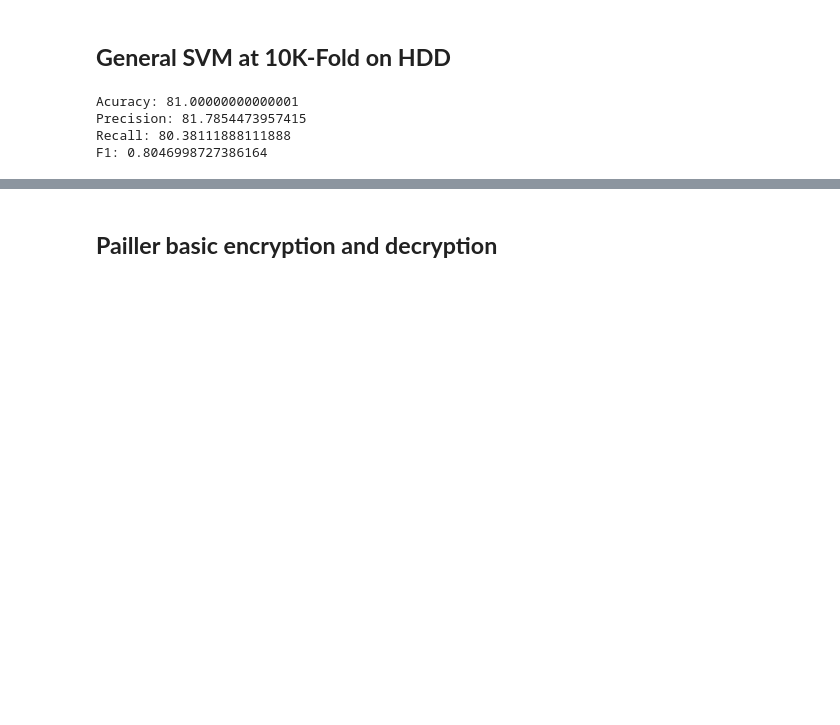
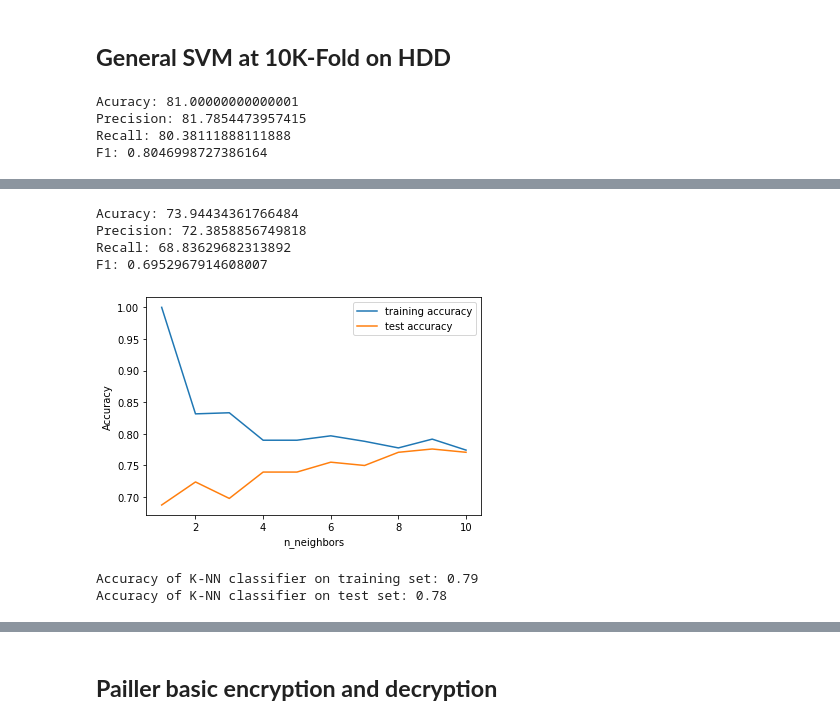
Before and after one commit to Rakib-Ul-Haque/SecureK-NN, a Jupyter notebook: SecureK_NN.ipynb, the cells around one changed output, grey strips where cells are left out. Cells and saved outputs as stored; diff of their text form; code cells hidden in the pictures; blank space fills up the shorter version.

```diff
--- a/SecureK_NN.ipynb
+++ b/SecureK_NN.ipynb
@@ -607,0 +612,19 @@ F1: 0.8046998727386164
+# %%
+import numpy as np
+import pandas as pd
+from sklearn.neighbors import KNeighborsClassifier
+from sklearn.model_selection import train_test_split
+from sklearn.model_selection import cross_val_score
+import numpy as np
+import matplotlib.pyplot as plt
+from matplotlib import rcParams
+from matplotlib.cm import rainbow
+%matplotlib inline
+import warnings
+warnings.filterwarnings('ignore')
+# import pandas as pd
+# import numpy as np
+# import matplotlib.pyplot as plt
+# %matplotlib inline
+diabetes = pd.read_csv('Diabetic dataset.data', sep=',')
+print(diabetes.head())
@@ -607,0 +663,60 @@ F1: 0.8046998727386164
+# %%
+#create a new KNN model
+knn_cv = KNeighborsClassifier(n_neighbors=9, metric='manhattan')
+#train model with cv of 10
+accK = cross_val_score(knn_cv, X_train, y_train, cv=10)
+#print each cv score (accuracy) and average them
+# print(accK)
+print("Acuracy:",np.mean(accK)*100)
+
+preK = cross_val_score(knn_cv, X_train, y_train, cv=10, scoring='precision_macro')
+#print each cv score (Precision) and average them
+# print(preK)
+print("Precision:",np.mean(preK)*100)
+
+recK = cross_val_score(knn_cv, X_train, y_train, cv=10, scoring='recall_macro')
+#print each cv score (Recall) and average them
+# print(recK)
+print("Recall:",np.mean(recK)*100)
+
+f1K = cross_val_score(knn_cv, X_train, y_train, cv=10, scoring='f1_macro')
+#print each cv score (F1-Score) and average them
+# print(f1K)
+print("F1:",np.mean(f1K))
+# %% [output]
+Acuracy: 73.94434361766484
+Precision: 72.3858856749818
+Recall: 68.83629682313892
+F1: 0.6952967914608007
+# %%
+from sklearn.model_selection import train_test_split
+X_train, X_test, y_train, y_test = train_test_split(diabetes.loc[:, diabetes.columns != 'Outcome'], diabetes['Outcome'], stratify=diabetes['Outcome'], random_state=66)
+from sklearn.neighbors import KNeighborsClassifier
+training_accuracy = []
+test_accuracy = []
+# try n_neighbors from 1 to 10
+neighbors_settings = range(1, 11)
+for n_neighbors in neighbors_settings:
+    # build the model
+    knn = KNeighborsClassifier(n_neighbors=n_neighbors)
+    knn.fit(X_train, y_train)
+    # record training set accuracy
+    training_accuracy.append(knn.score(X_train, y_train))
+    # record test set accuracy
+    test_accuracy.append(knn.score(X_test, y_test))
+plt.plot(neighbors_settings, training_accuracy, label="training accuracy")
+plt.plot(neighbors_settings, test_accuracy, label="test accuracy")
+plt.ylabel("Accuracy")
+plt.xlabel("n_neighbors")
+plt.legend()
+plt.savefig('knn_compare_model')
+# %% [output]
+[figure, added]
+# %%
+knn = KNeighborsClassifier(n_neighbors=9)
+knn.fit(X_train, y_train)
+print('Accuracy of K-NN classifier on training set: {:.2f}'.format(knn.score(X_train, y_train)))
+print('Accuracy of K-NN classifier on test set: {:.2f}'.format(knn.score(X_test, y_test)))
+# %% [output]
+Accuracy of K-NN classifier on training set: 0.79
+Accuracy of K-NN classifier on test set: 0.78
```
Also changed, not shown: parts of 6 cells of this notebook.
